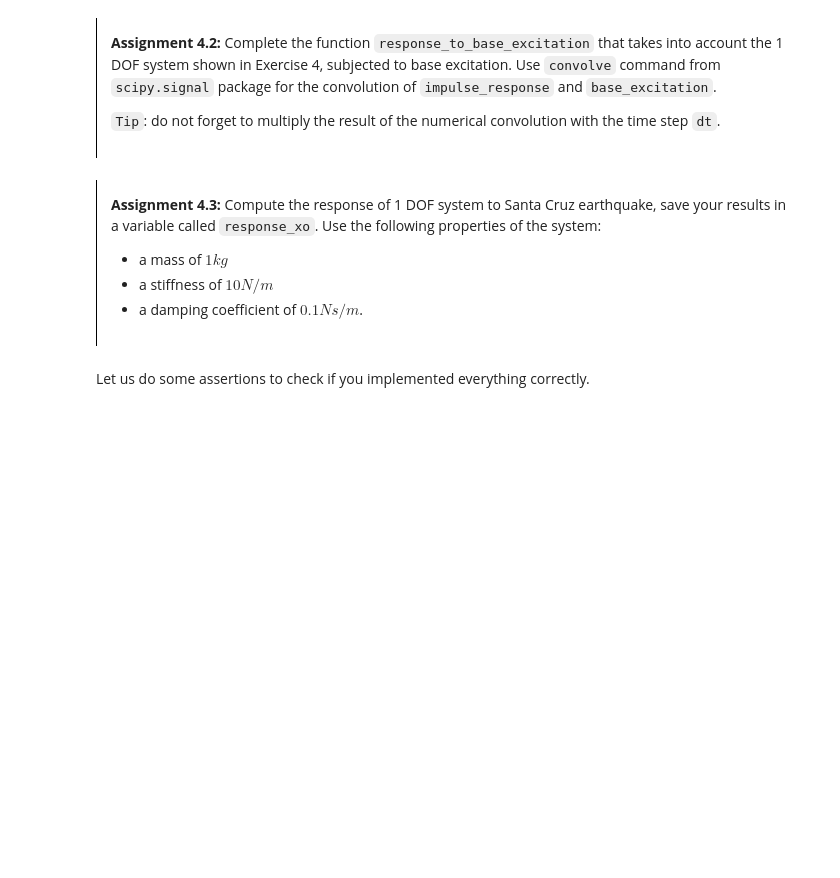
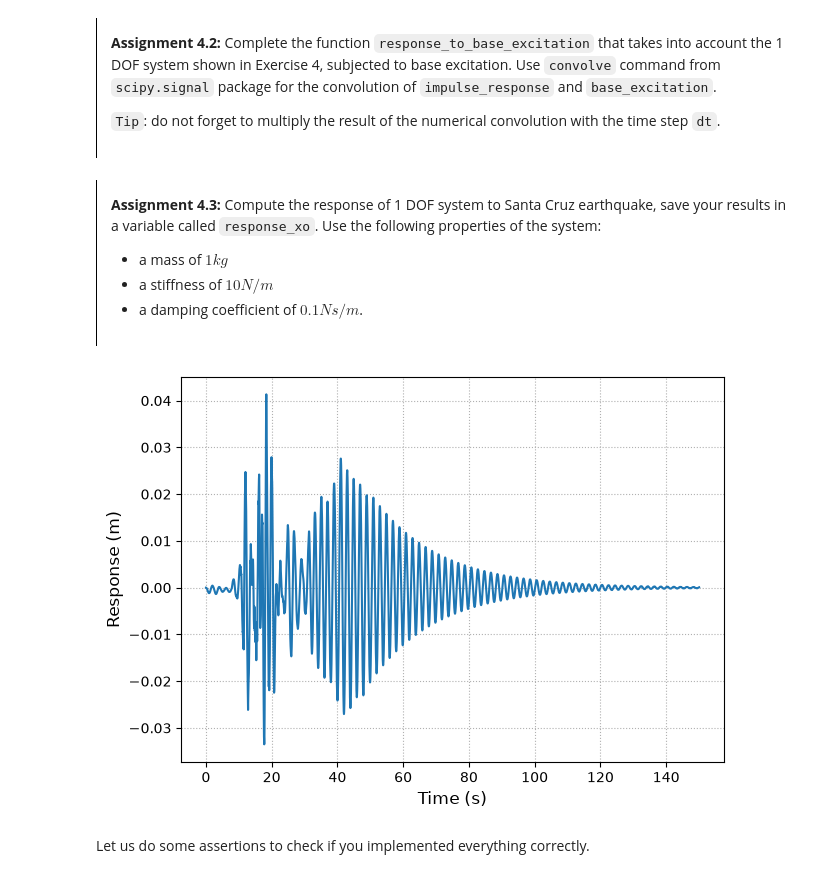
Before and after one commit to Takaptue-seraphin/MV2627_Exercises, a Jupyter notebook: Session2_SDOF/session2.ipynb, the cells around one changed output. Drawn from its saved outputs; the diff is of its cells as text; code cells hidden in the pictures; blank space fills up the shorter version.

```diff
--- a/Session2_SDOF/session2.ipynb
+++ b/Session2_SDOF/session2.ipynb
@@ -360,15 +385,18 @@ def harmonic_force(f:float, t:float):
     Calculate the harmonic force using a driving frequency f for any timestamp t
 
     Arguments:
-    f -- driving frequency  in Hz
+    f -- driving frequency in Hz
     t -- timestamp (in s)
 
-    Returns:1
+    Returns:
     force -- the harmonic force at timestamp t
-
     """
     # YOUR CODE HERE
-    raise NotImplementedError()
+    w_f = 2 * np.pi * f
+    force = np.sin(w_f * t)
+
+    # raise NotImplementedError()
+
     return force
 # %% [markdown]
 Validation, if the following cell runs without error you have successfully implemented `harmonic_force`
@@ -616,9 +706,13 @@ def response_to_base_excitation(m:float,c:float,k:float,x_o_acc:np.ndarray,t:np.
     """
 
     # YOUR CODE HERE
-    raise NotImplementedError()
+    dt = t[1] - t[0]
+    h = impulse_response(m=m, c=c, k=k, t=t)
+    response = -m * convolve(h, x_o_acc) * dt
 
-    return response[:len(f)]
+    # raise NotImplementedError()
+
+    return response[:len(t)]
 # %% [markdown]
 <div style="border-left: 1px solid black; padding: 1em; margin: 1em 0;">
 
@@ -629,16 +723,29 @@ def response_to_base_excitation(m:float,c:float,k:float,x_o_acc:np.ndarray,t:np.
 # %%
 t = None # time vector of Santa Cruz earthquake
 x_o_acc = None # acceleration of Santa Cruz earthquake
 response_xo = None # response to Santa Cruz earthquake
 
 # YOUR CODE HERE
-raise NotImplementedError()
+t = df['time (s)']
+x_o_acc = df['acc (m/s2)']
+
+response_xo = response_to_base_excitation(
+    m=1,
+    c=0.1,
+    k=10,
+    x_o_acc=x_o_acc,
+    t=t
+)
+
+# raise NotImplementedError()
 
 fig, ax = plt.subplots(nrows=1,figsize=(7, 5))
 ax.plot(t, response_xo)
 ax.set_xlabel('Time (s)', fontsize=12)
 ax.set_ylabel('Response (m)', fontsize=12)
 ax.grid(which='both', linestyle=':')
+# %% [output]
+[figure, added]
 # %% [markdown]
 Let us do some assertions to check if you implemented everything correctly.
 # %%
```
Also changed, not shown: parts of 22 cells of this notebook.
